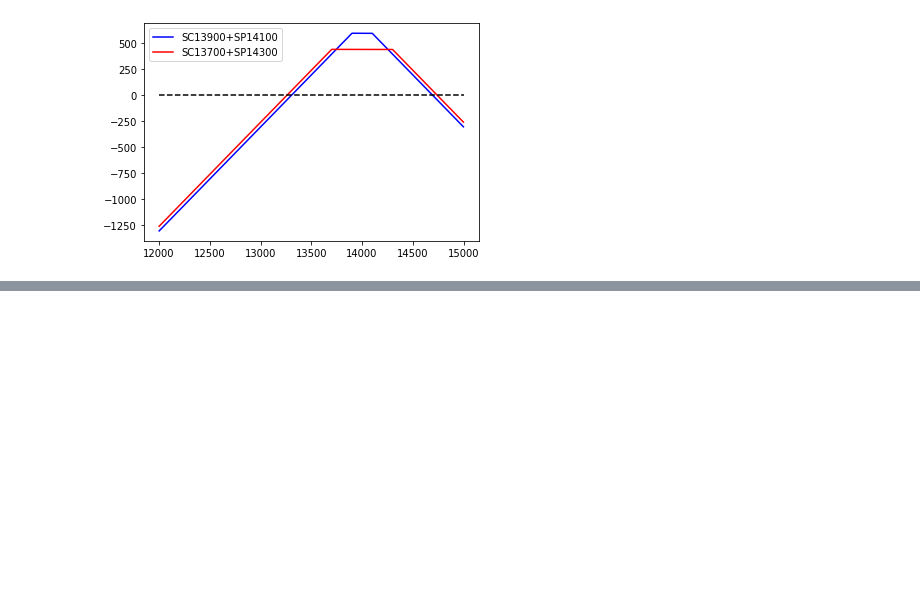
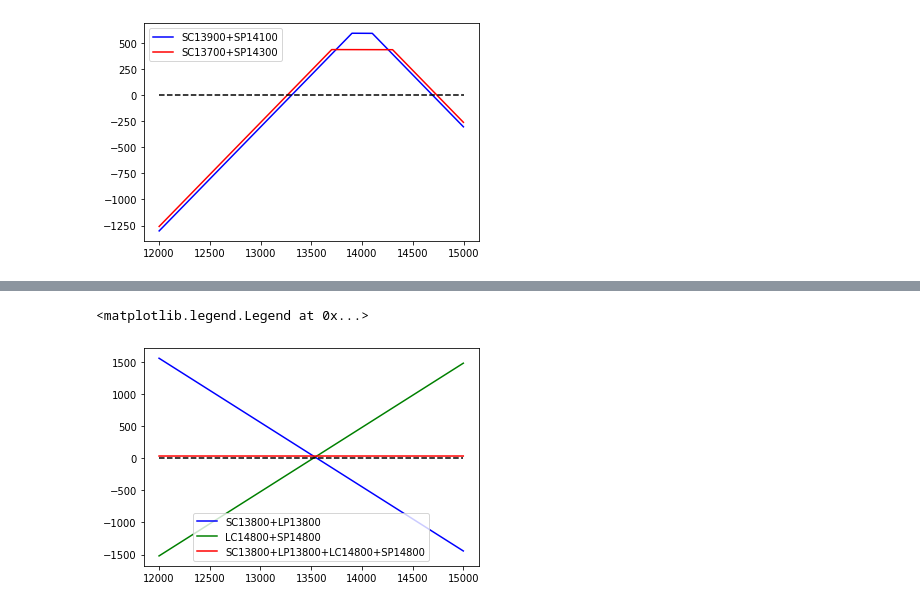
Before and after one commit to franktseng0718/NYCU-Artificial-Intelligence-Theory-and-Practice, a Jupyter notebook: HW1/HW1.ipynb, the cells around one changed output, grey strips where cells are left out. Cells and saved outputs as stored; diff of their text form; code cells hidden in the pictures; blank space fills up the shorter version.

```diff
--- a/HW1/HW1.ipynb
+++ b/HW1/HW1.ipynb
@@ -88,0 +133,10 @@ plt.legend(['SC13900+SP14100', 'SC13700+SP14300'])
+# %%
+SC13800 = shortcall(ST, 13800, 194)
+LP13800 = longput(ST, 13800, 439)
+LC14800 = longcall(ST, 14800, 12)
+SP14800 = shortput(ST, 14800, 1290)
+plt.plot(ST, SC13800+LP13800, 'b-',ST, LC14800+SP14800, 'g-', ST, SC13800+LP13800+LC14800+SP14800, 'r-', [12001, 15000], [0, 0], 'k--')
+plt.legend(['SC13800+LP13800', 'LC14800+SP14800', 'SC13800+LP13800+LC14800+SP14800'])
+# %% [output]
+<matplotlib.legend.Legend at 0x...>
+[figure, added]
```
Also changed, not shown: parts of 5 cells of this notebook, 1 other file.
